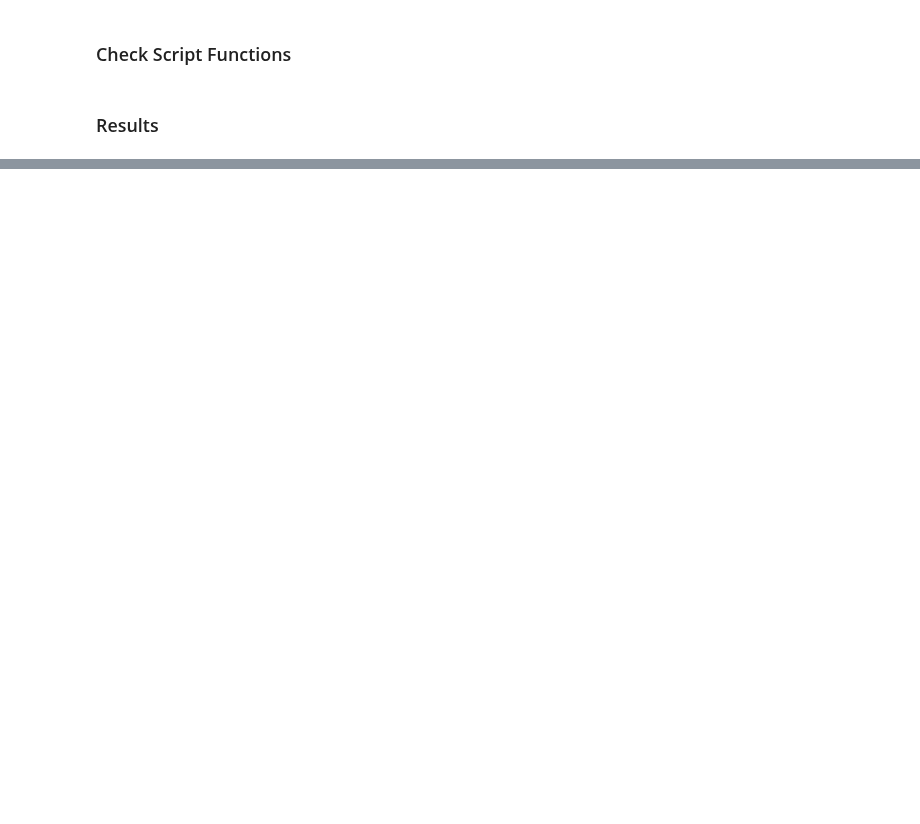
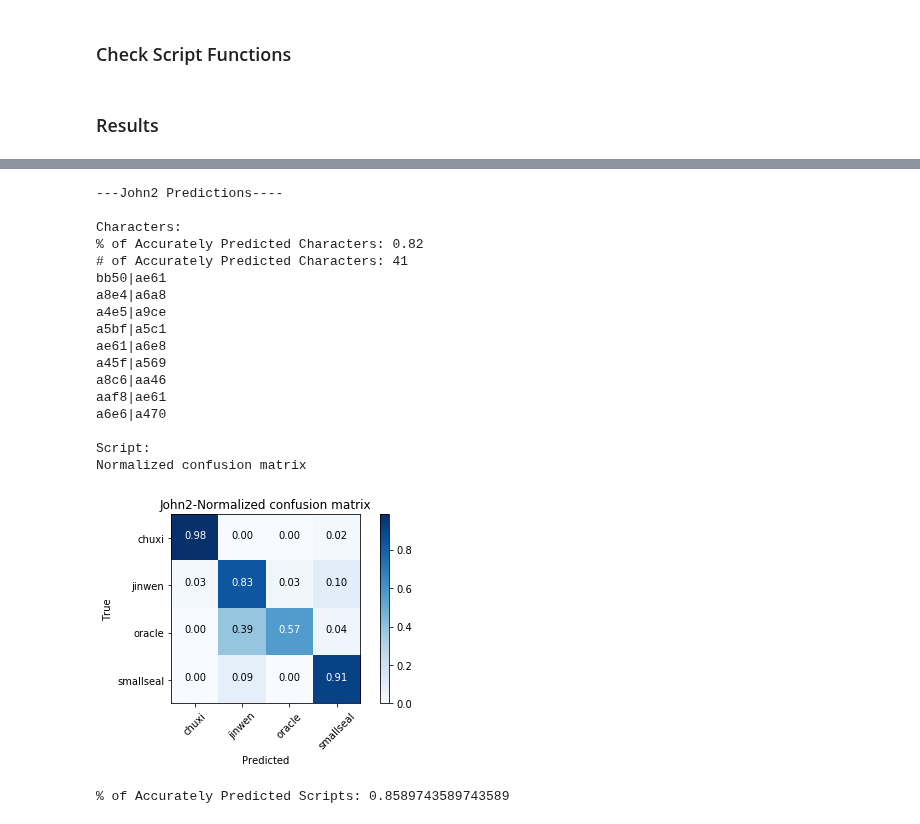
Before and after one commit to kimrharper/data_science_nltk, a Jupyter notebook: chinese_image/check_answers.ipynb, the cells around one changed output, grey strips where cells are left out. Cells and saved outputs as stored; diff of their text form; code cells hidden in the pictures; blank space fills up the shorter version.

```diff
--- a/chinese_image/check_answers.ipynb
+++ b/chinese_image/check_answers.ipynb
@@ -91,0 +117,25 @@ Percentage of Accurately Predicted Scripts: 0.8589743589743589
+# %%
+n = 'John2'
+print('\033[1m---{} Predictions----\033[0m'.format(n))
+check_script('JMB_prediction_char_v2.csv','char',n)
+check_script('JMB_prediction_script_v2.csv','script',n)
+# %% [output]
+---John2 Predictions----
+
+Characters:
+% of Accurately Predicted Characters: 0.82
+# of Accurately Predicted Characters: 41
+bb50|ae61
+a8e4|a6a8
+a4e5|a9ce
+a5bf|a5c1
+ae61|a6e8
+a45f|a569
+a8c6|aa46
+aaf8|ae61
+a6e6|a470
+
+Script:
+Normalized confusion matrix
+[figure, added]
+% of Accurately Predicted Scripts: 0.8589743589743589
```
Also changed, not shown: parts of 7 cells of this notebook, 9 other files.
